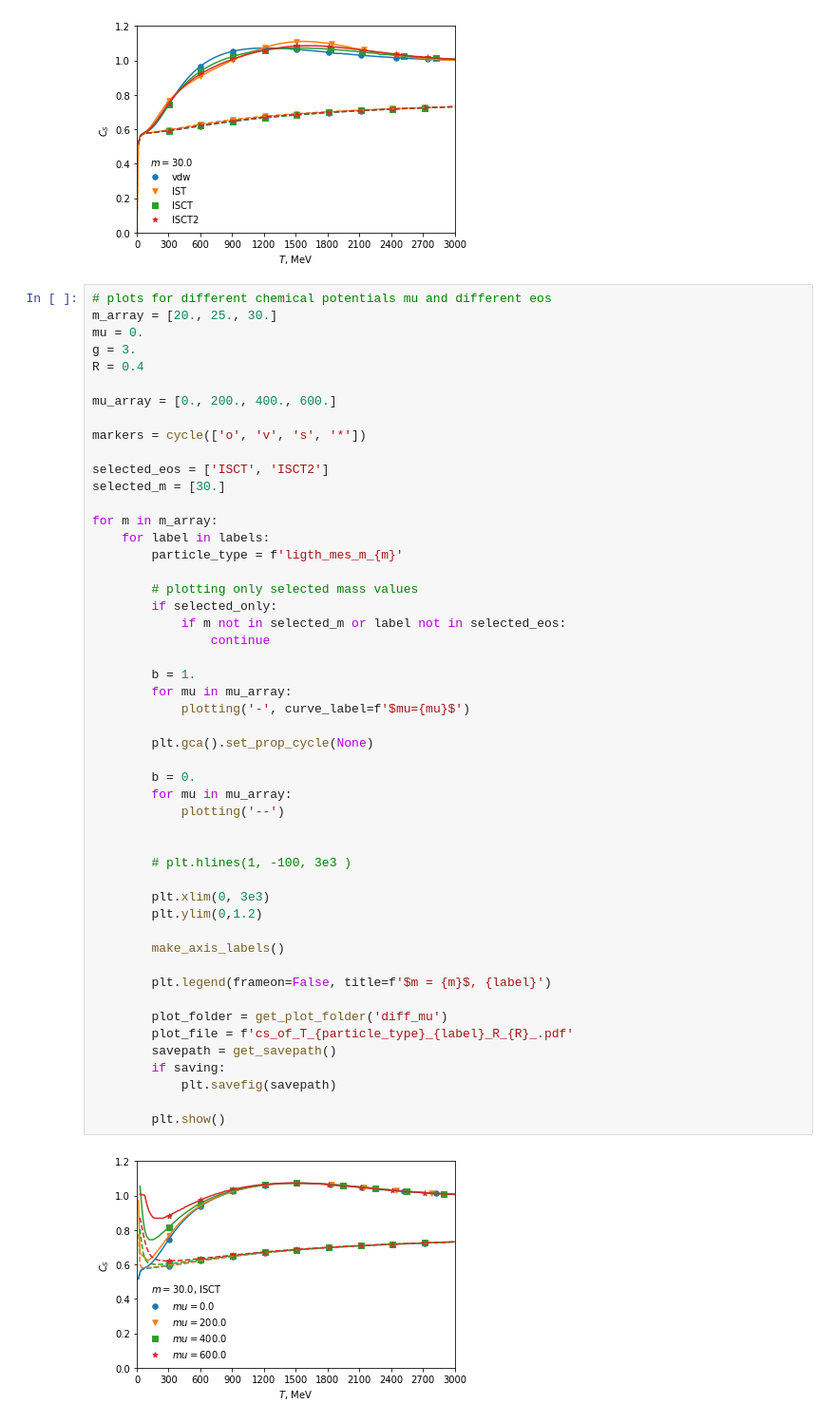
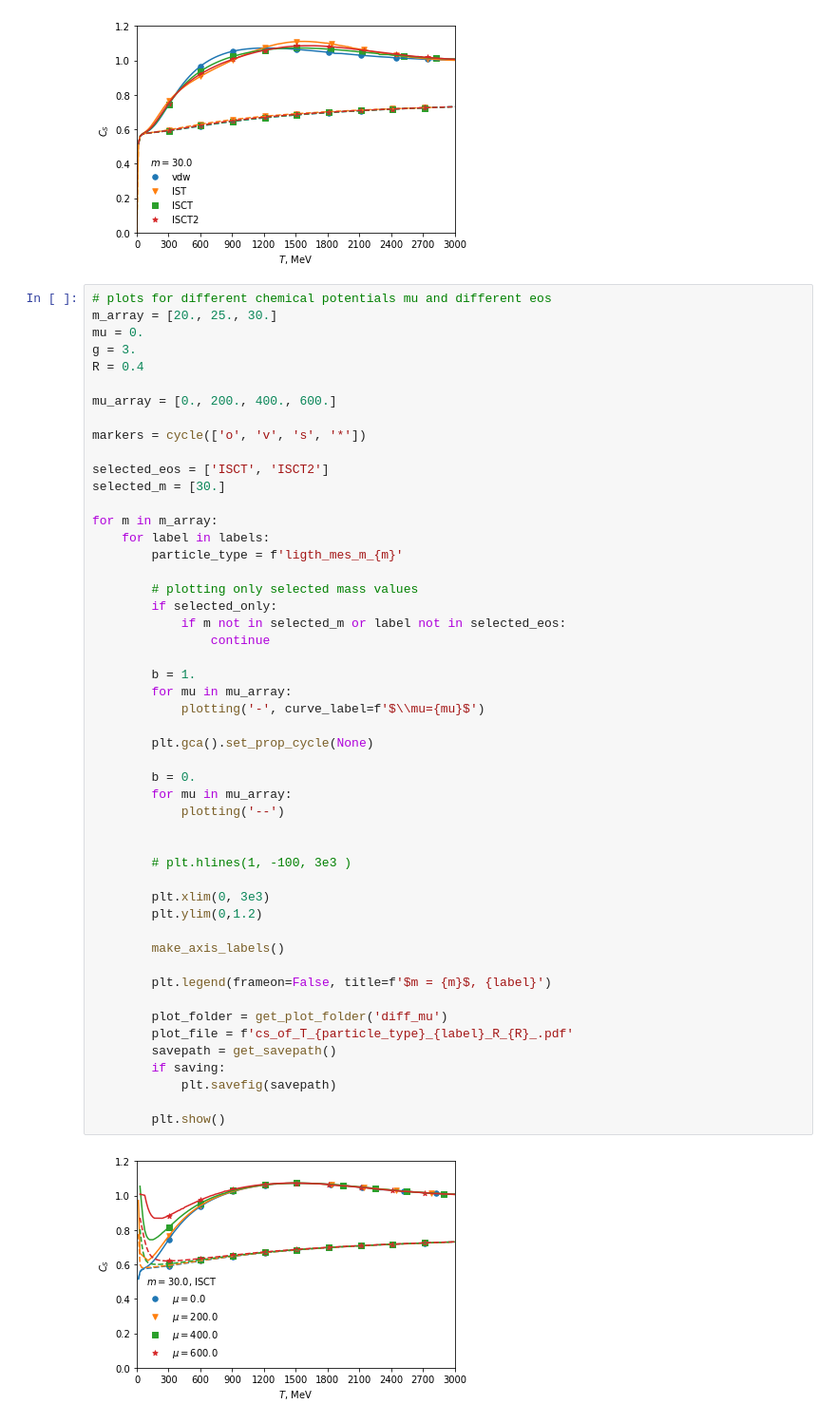
Before and after one commit to NazyS/relativistic-ISCT-EoS, a Jupyter notebook: visualization/notebook.ipynb, the cells around one changed output. Shown at 95% size. Cells and saved outputs as stored; diff of their text form.

Commit message:
fixed \mu character on plots

```diff
--- a/visualization/notebook.ipynb
+++ b/visualization/notebook.ipynb
@@ -364,32 +364,32 @@ for m in m_array:
             if m not in selected_m or label not in selected_eos:
                 continue
 
         b = 1.
         for mu in mu_array:
-            plotting('-', curve_label=f'$mu={mu}$')
+            plotting('-', curve_label=f'$\\mu={mu}$')
 
         plt.gca().set_prop_cycle(None)
 
         b = 0.
         for mu in mu_array:
             plotting('--')
 
 
         # plt.hlines(1, -100, 3e3 )
 
         plt.xlim(0, 3e3)
         plt.ylim(0,1.2)
 
         make_axis_labels()
 
         plt.legend(frameon=False, title=f'$m = {m}$, {label}')
 
         plot_folder = get_plot_folder('diff_mu')
         plot_file = f'cs_of_T_{particle_type}_{label}_R_{R}_.pdf'
         savepath = get_savepath()
         if saving:
             plt.savefig(savepath)
 
         plt.show()
 # %% [output]
-[figure, old version]
+[figure, new version]
```
Also changed, not shown: parts of 1 cell of this notebook, 1 other file.
